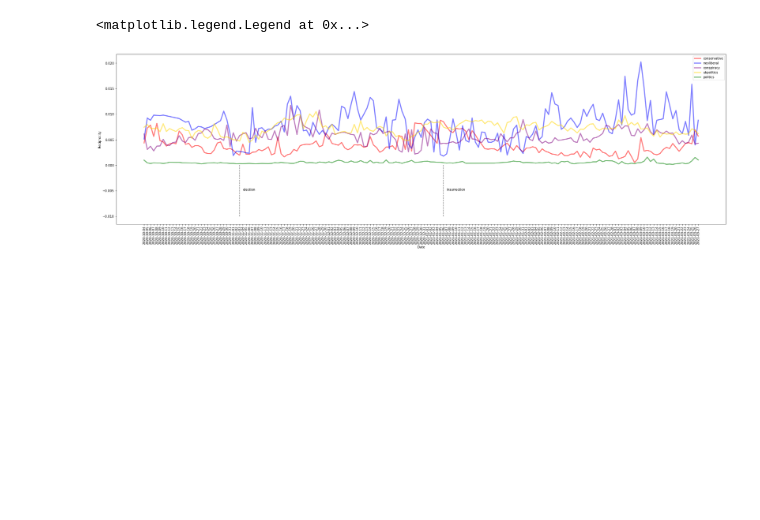
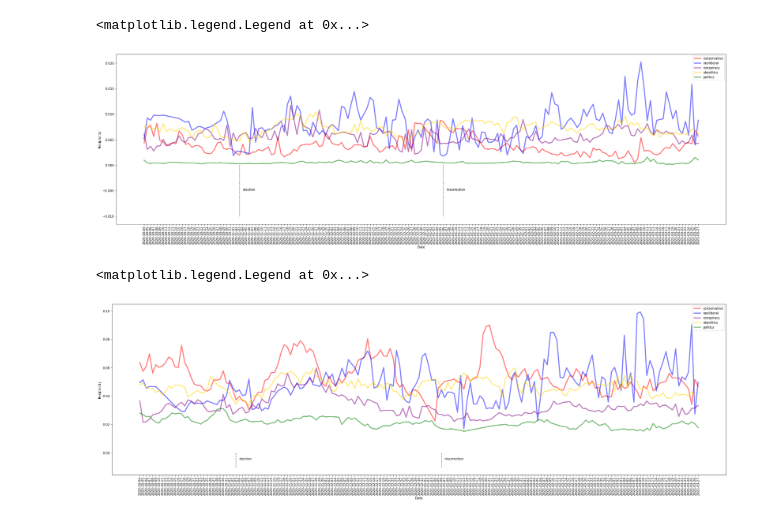
Before and after one commit to casonk/pushshift_python, a Jupyter notebook: Great_Lakes_HPC/ipynbs/graph_metrics.ipynb, the cells around one changed output. Saved outputs shown, nothing was run; the diff lists cells and outputs as text; code cells hidden in the pictures; blank space fills up the shorter version.

```diff
--- a/Great_Lakes_HPC/ipynbs/graph_metrics.ipynb
+++ b/Great_Lakes_HPC/ipynbs/graph_metrics.ipynb
@@ -62,7 +62,7 @@ for date in _center_dates:
         with open((id_l + date + ('/G_{}_{}_{}_{}.pkl').format(incom, j, k, r)), 'wb') as fh:
             pickle.dump(G, fh)
         neoliberal_recip += [nx.overall_reciprocity(G)]
-        neoliberal_aspl += [nx.average_shortest_path_length(G)]
+        # neoliberal_aspl += [nx.average_shortest_path_length(G)]
         neoliberal_trans += [nx.transitivity(G)]
         neoliberal_acc += [nx.average_clustering(G)]
         # neoliberal_dia += [nx.diameter(G)]
@@ -107,7 +107,7 @@ for date in _center_dates:
         with open((id_l + date + ('/G_{}_{}_{}_{}.pkl').format(incom, j, k, r)), 'wb') as fh:
             pickle.dump(G, fh)
         ukpolitics_recip += [nx.overall_reciprocity(G)]
-        ukpolitics_aspl += [nx.average_shortest_path_length(G)]
+        # ukpolitics_aspl += [nx.average_shortest_path_length(G)]
         ukpolitics_trans += [nx.transitivity(G)]
         ukpolitics_acc += [nx.average_clustering(G)]
         # ukpolitics_dia += [nx.diameter(G)]
@@ -152,7 +152,7 @@ for date in _center_dates:
         with open((id_l + date + ('/G_{}_{}_{}_{}.pkl').format(incom, j, k, r)), 'wb') as fh:
             pickle.dump(G, fh)
         conservative_recip += [nx.overall_reciprocity(G)]
-        conservative_aspl += [nx.average_shortest_path_length(G)]
+        # conservative_aspl += [nx.average_shortest_path_length(G)]
         conservative_trans += [nx.transitivity(G)]
         conservative_acc += [nx.average_clustering(G)]
         # conservative_dia += [nx.diameter(G)]
@@ -197,7 +197,7 @@ for date in _center_dates:
         with open((id_l + date + ('/G_{}_{}_{}_{}.pkl').format(incom, j, k, r)), 'wb') as fh:
             pickle.dump(G, fh)
         conspiracy_recip += [nx.overall_reciprocity(G)]
-        conspiracy_aspl += [nx.average_shortest_path_length(G)]
+        # conspiracy_aspl += [nx.average_shortest_path_length(G)]
         conspiracy_trans += [nx.transitivity(G)]
         conspiracy_acc += [nx.average_clustering(G)]
         # conspiracy_dia += [nx.diameter(G)]
@@ -242,7 +242,7 @@ for date in _center_dates:
         with open((id_l + date + ('/G_{}_{}_{}_{}.pkl').format(incom, j, k, r)), 'wb') as fh:
             pickle.dump(G, fh)
         politics_recip += [nx.overall_reciprocity(G)]
-        politics_aspl += [nx.average_shortest_path_length(G)]
+        # politics_aspl += [nx.average_shortest_path_length(G)]
         politics_trans += [nx.transitivity(G)]
         politics_acc += [nx.average_clustering(G)]
         # politics_dia += [nx.diameter(G)]
@@ -270,3 +270,23 @@ plt.legend()
 # %% [output]
 <matplotlib.legend.Legend at 0x...>
 [figure]
+# %%
+fig = plt.figure(figsize=(35,10))
+plt.plot(_center_dates, [0 for _ in _center_dates], alpha=0)
+plt.plot(conservative_dt, conservative_trans, c='red', lw=3.333, alpha=0.5, label='conservative')
+plt.plot(neoliberal_dt, neoliberal_trans, c='blue', lw=3.333, alpha=0.5, label='neoliberal')
+plt.plot(conspiracy_dt, conspiracy_trans, c='purple', lw=3.333, alpha=0.5, label='conspiracy')
+plt.plot(ukpolitics_dt, ukpolitics_trans, c='gold', lw=3.333, alpha=0.5, label='ukpolitics')
+plt.plot(politics_dt, politics_trans, c='green', lw=3.333, alpha=0.5, label='politics')
+
+plt.plot(['2020-11-03','2020-11-03'], [-0.01,-0.0], alpha=0.5, c='black', ls='--')
+plt.plot(['2021-01-06','2021-01-06'], [-0.01,-0.0], alpha=0.5, c='black', ls='--')
+plt.text('2021-01-07', -0.005, 'insurrection')
+plt.text('2020-11-04', -0.005, 'election')
+plt.xticks(rotation=90)
+plt.xlabel('Date')
+plt.ylabel('Reciprocity')
+plt.legend()
+# %% [output]
+<matplotlib.legend.Legend at 0x...>
+[figure, added]
```
Also changed, not shown: parts of 2 cells of this notebook.
